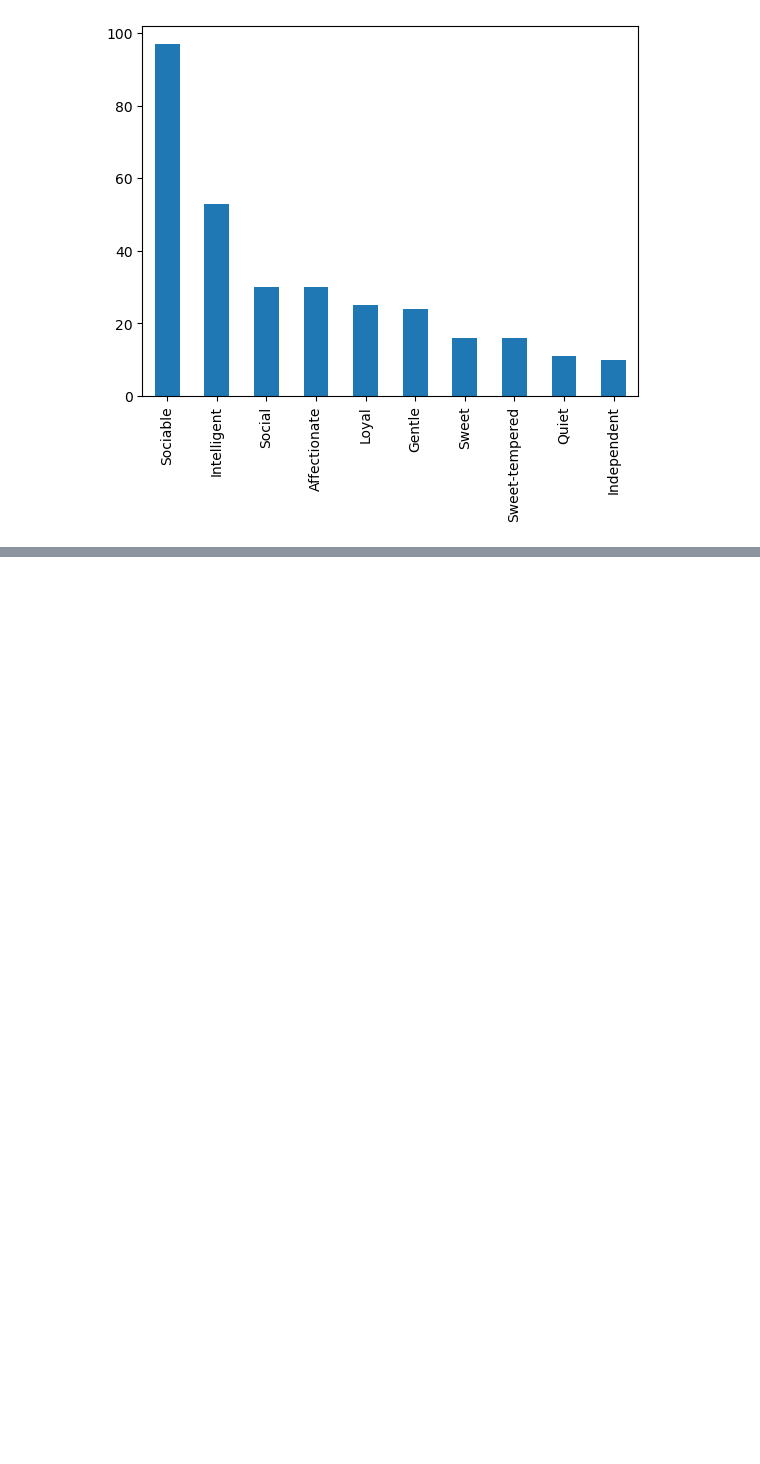
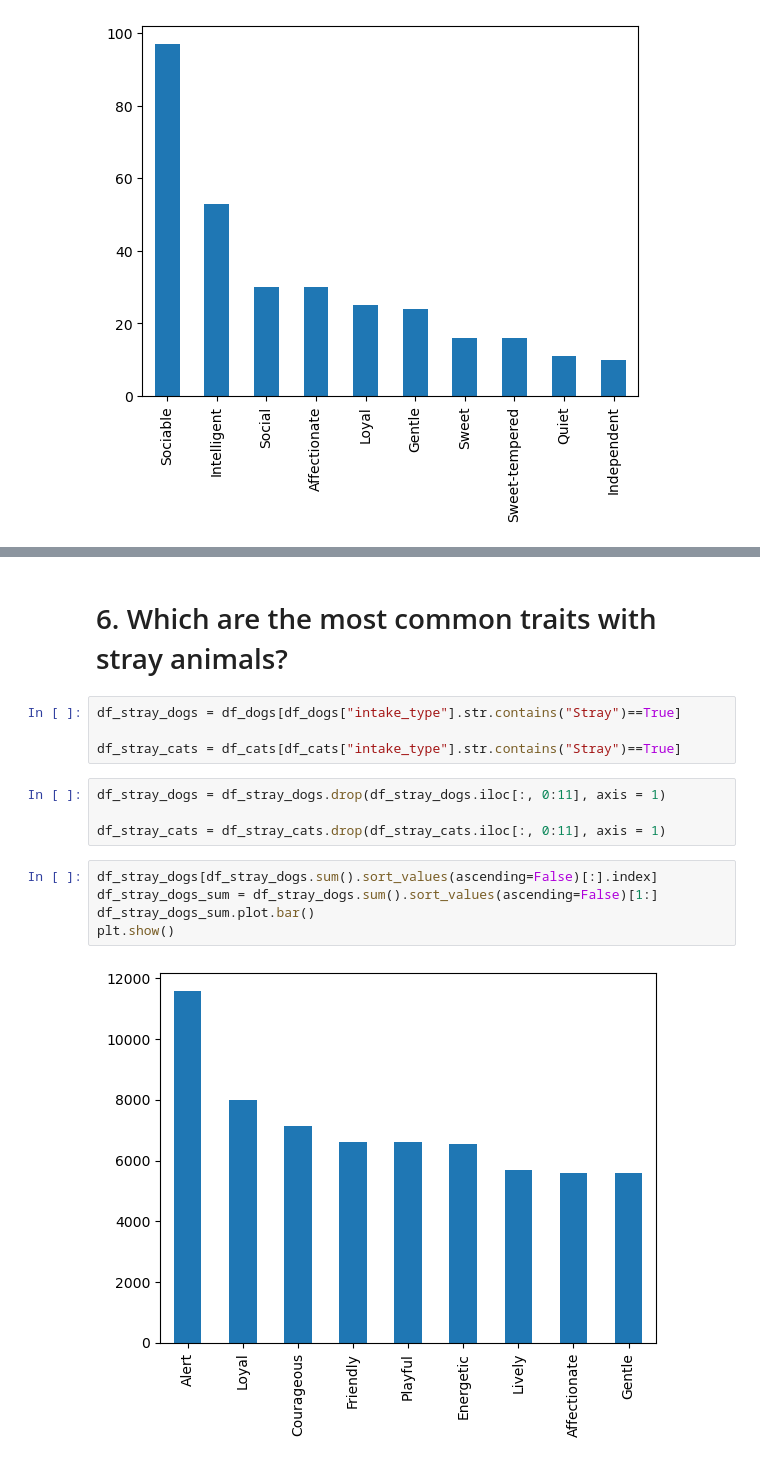
Before and after one commit to tara-pogancev/animal-adoption-prediction, a Jupyter notebook: Animal Shelter Adoption - Temperament Analysis.ipynb, the cells around one changed output, grey strips where cells are left out. Cells and saved outputs as stored; diff of their text form; blank space fills up the shorter version.

```diff
--- a/Animal Shelter Adoption - Temperament Analysis.ipynb
+++ b/Animal Shelter Adoption - Temperament Analysis.ipynb
@@ -276,0 +301,17 @@ plt.show()
+# %% [markdown]
+# 6. Which are the most common traits with stray animals?
+# %%
+df_stray_dogs = df_dogs[df_dogs["intake_type"].str.contains("Stray")==True]
+
+df_stray_cats = df_cats[df_cats["intake_type"].str.contains("Stray")==True]
+# %%
+df_stray_dogs = df_stray_dogs.drop(df_stray_dogs.iloc[:, 0:11], axis = 1)
+
+df_stray_cats = df_stray_cats.drop(df_stray_cats.iloc[:, 0:11], axis = 1)
+# %%
+df_stray_dogs[df_stray_dogs.sum().sort_values(ascending=False)[:].index]
+df_stray_dogs_sum = df_stray_dogs.sum().sort_values(ascending=False)[1:]
+df_stray_dogs_sum.plot.bar()
+plt.show()
+# %% [output]
+[figure, added]
```
Also changed, not shown: parts of 7 cells of this notebook, 4 other files.
